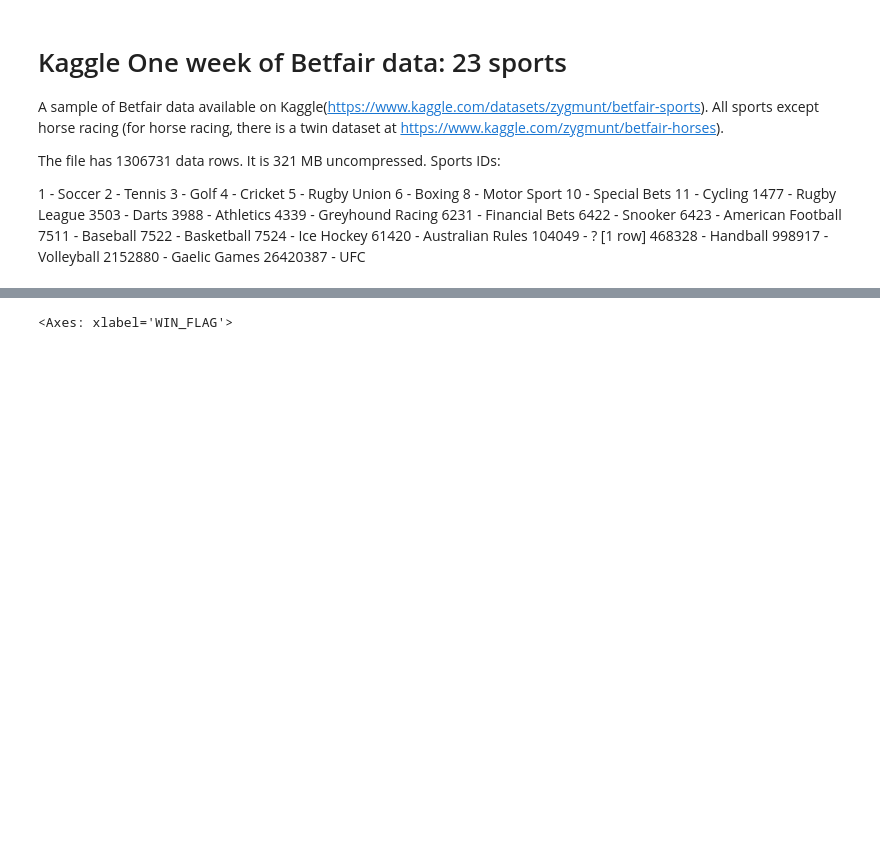
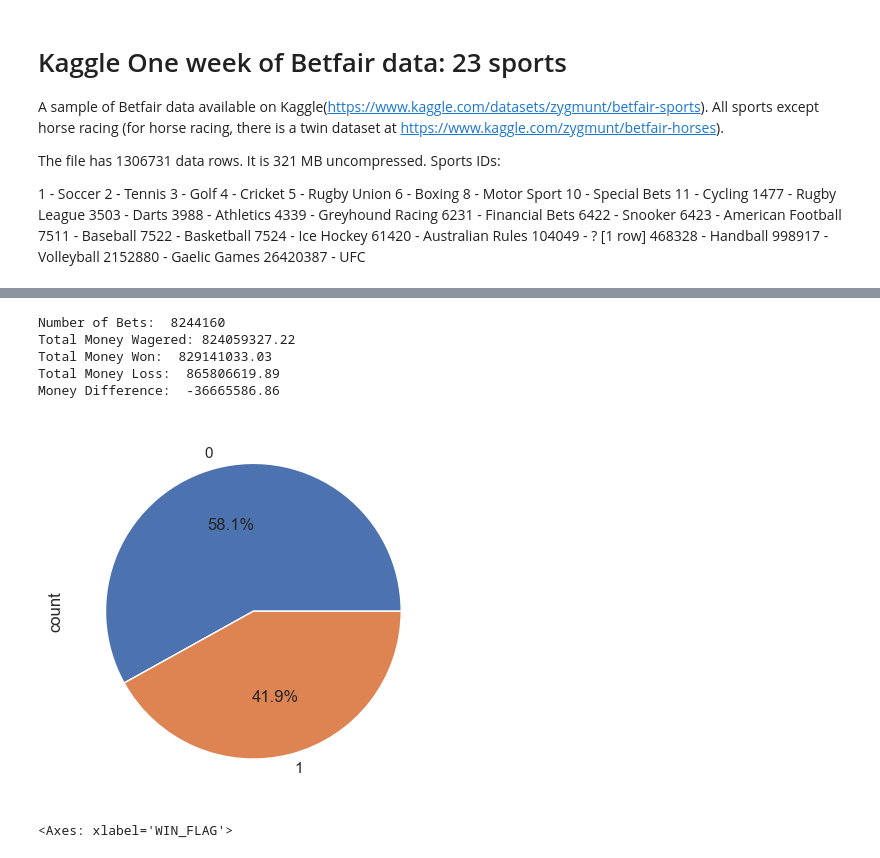
Before and after one commit to ns96/python-betfair, a Jupyter notebook: BetFairEDA_NS.ipynb, the cells around one changed output, grey strips where cells are left out. Cells and saved outputs as stored; diff of their text form; code cells hidden in the pictures; blank space fills up the shorter version.

```diff
--- a/BetFairEDA_NS.ipynb
+++ b/BetFairEDA_NS.ipynb
@@ -85 +107,4 @@ memory usage: 137.6+ MB
+# %%
+# add calculate the winnings
+betfair_df["WIN_AMOUNT"] = betfair_df["ODDS"] * betfair_df["VOLUME_MATCHED"] * betfair_df["WIN_FLAG"]
 # %%
@@ -99,4 +129,26 @@ Half Time                28359
 Name: count, dtype: int64
+# %%
+# lets get the number of best and monel total
+num_of_bets = betfair_df["NUMBER_BETS"].sum()
+money_wagered = betfair_df["VOLUME_MATCHED"].sum()
+money_won = betfair_df["WIN_AMOUNT"].sum()
+money_loss = betfair_df["LOSS_AMOUNT"].sum()
+
+print("Number of Bets: ", num_of_bets)
+print("Total Money Wagered:", round(money_wagered, 2))
+print("Total Money Won: ", round(money_won, 2))
+print("Total Money Loss: ", round(money_loss, 2))
+print("Money Difference: ", round(money_won - money_loss, 2))
+
+# lets see the winning and lossing bets
+betfair_df["WIN_FLAG"].value_counts().plot.pie(autopct='%1.1f%%');
+# %% [output]
+Number of Bets:  8244160
+Total Money Wagered: 824059327.22
+Total Money Won:  829141033.03
+Total Money Loss:  865806619.89
+Money Difference:  -36665586.86
+[figure, added]
 # %%
 underdogs =  betfair_df.loc[betfair_df["ODDS"] > 3.3, ["ODDS", "WIN_FLAG"]]
 underdogs.groupby("WIN_FLAG").count().plot.bar()
```
Also changed, not shown: parts of 3 cells of this notebook.
